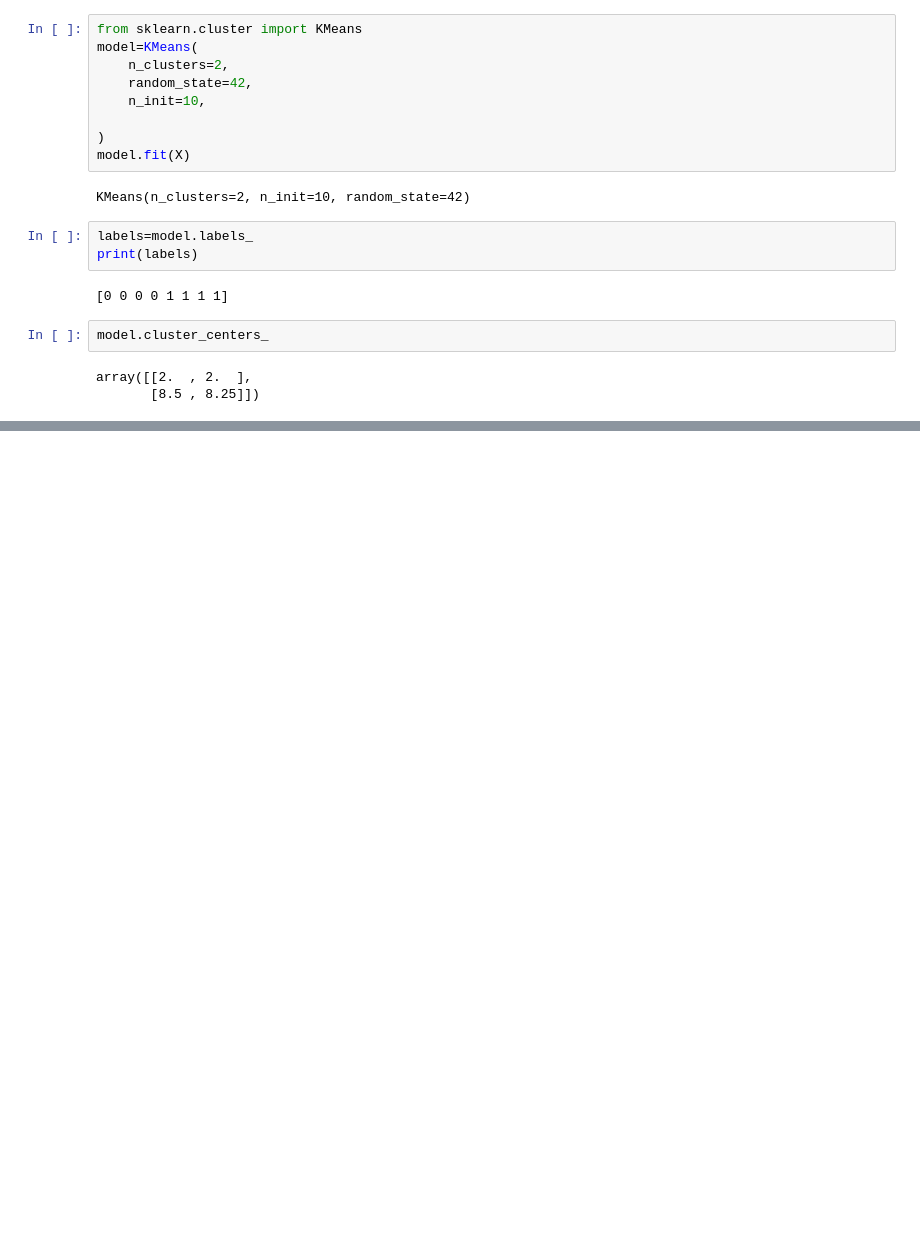
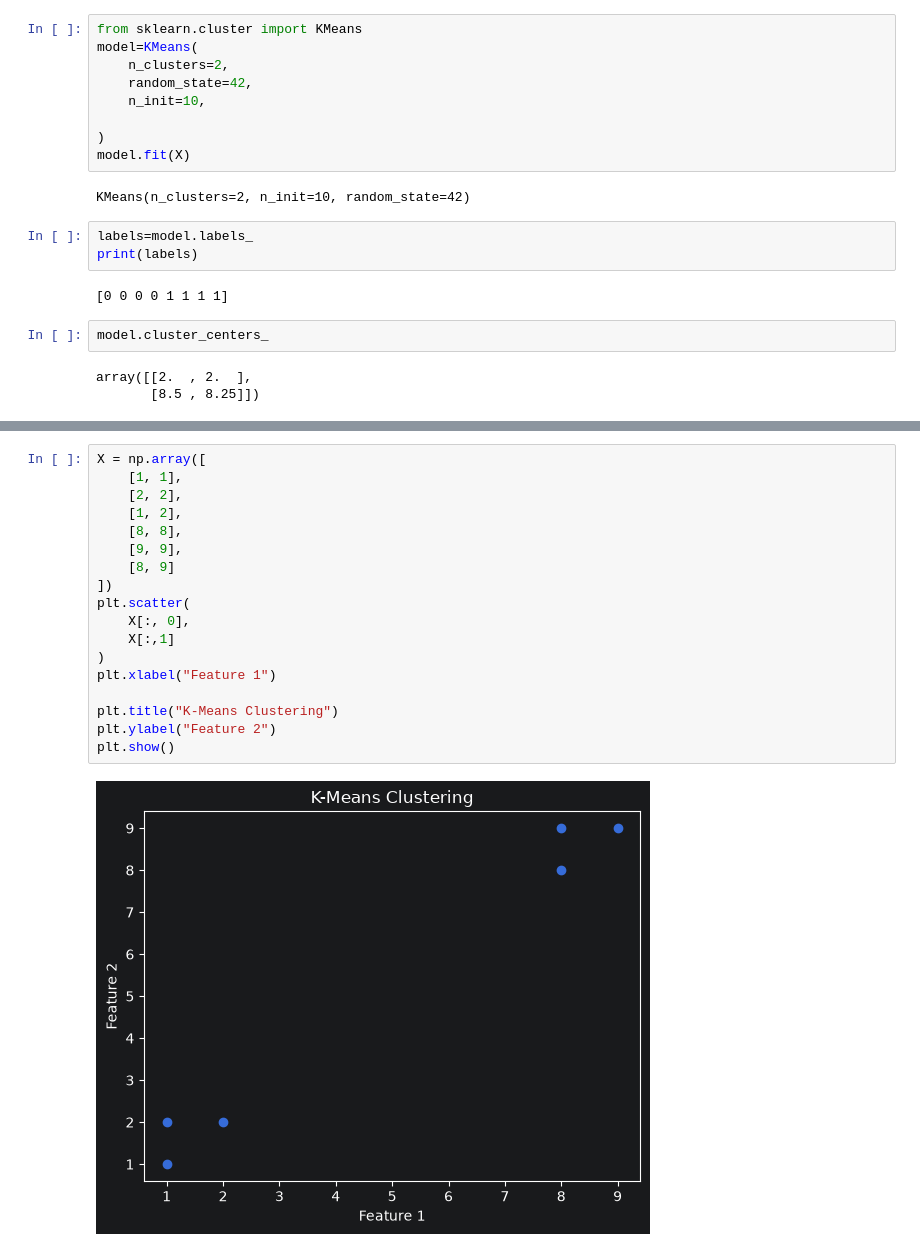
Before and after one commit to MUHAMMADZARYABKHAN-21/new.py, a Jupyter notebook: SCIKIT/Lesson25K_means_clustering.ipynb, the cells around one changed output, grey strips where cells are left out. Cells and saved outputs as stored; diff of their text form; blank space fills up the shorter version.

```diff
--- a/SCIKIT/Lesson25K_means_clustering.ipynb
+++ b/SCIKIT/Lesson25K_means_clustering.ipynb
@@ -45,0 +67,20 @@ array([[2.  , 2.  ],
+# %%
+X = np.array([
+    [1, 1],
+    [2, 2],
+    [1, 2],
+    [8, 8],
+    [9, 9],
+    [8, 9]
+])
+plt.scatter(
+    X[:, 0],
+    X[:,1]
+)
+plt.xlabel("Feature 1")
+
+plt.title("K-Means Clustering")
+plt.ylabel("Feature 2")
+plt.show()
+# %% [output]
+[figure, added]
```
Also changed, not shown: parts of 2 cells of this notebook.
